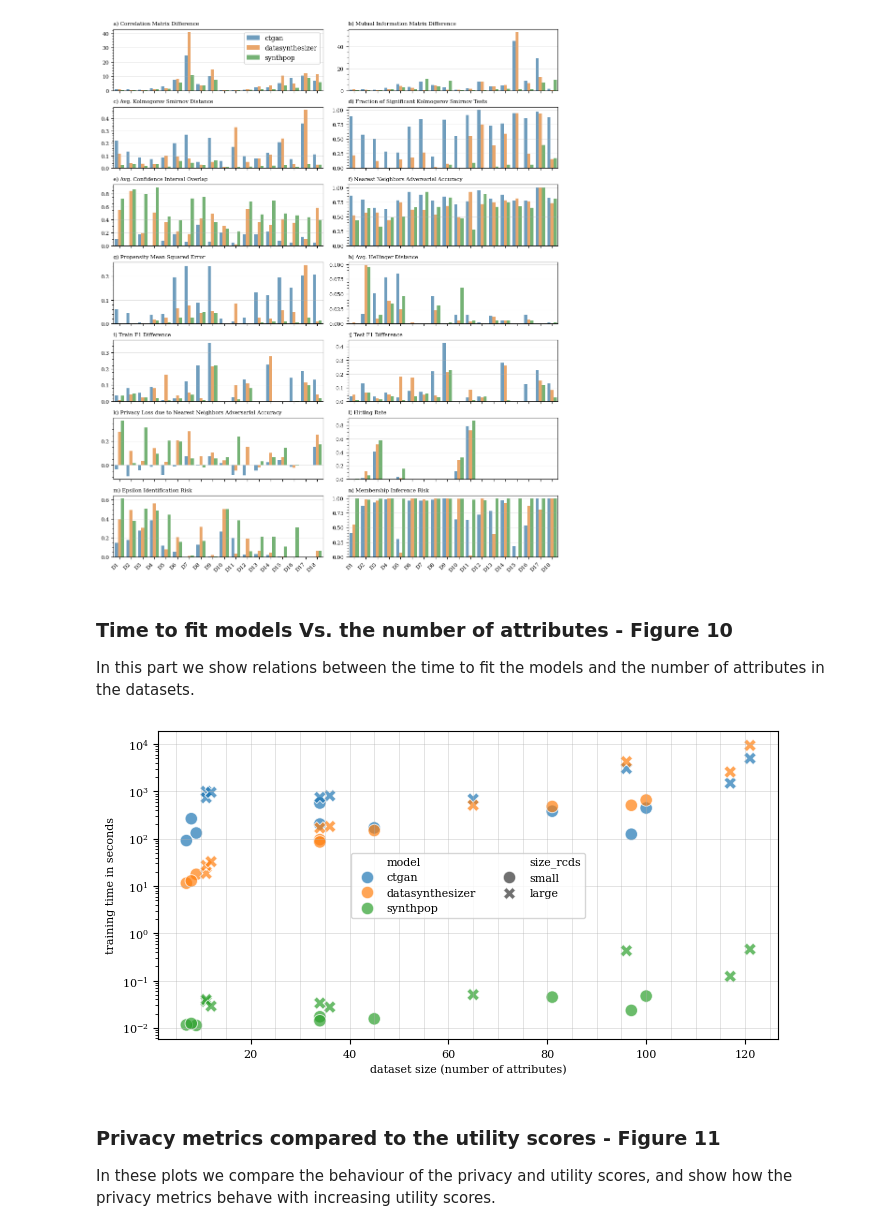
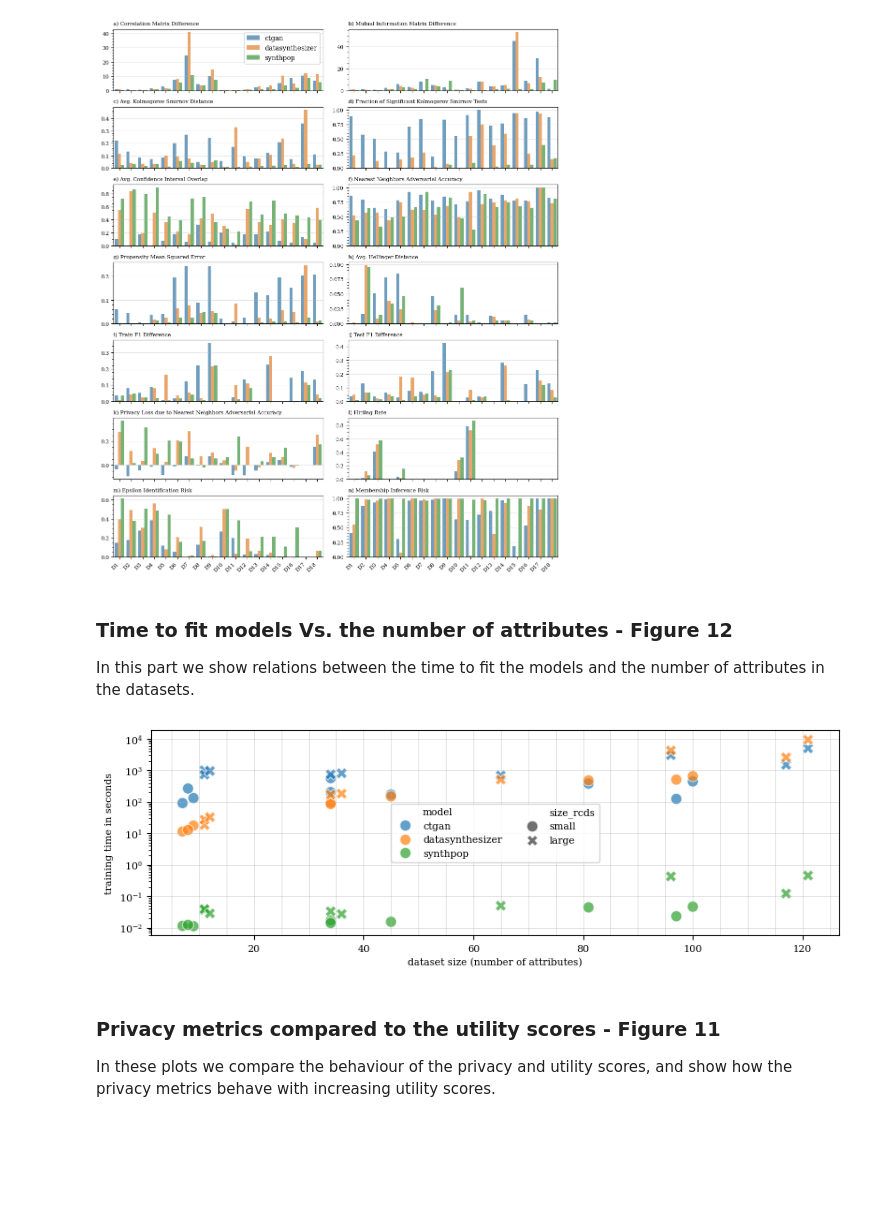
Before and after one commit to schneiderkamplab/syntheval-model-benchmark-example, a Jupyter notebook: syntheval_model_benchmark.ipynb, the cells around one changed output. Cells and saved outputs as stored; diff of their text form; code cells hidden in the pictures; blank space fills up the shorter version.

Commit message:
update figure numbers

```diff
--- a/syntheval_model_benchmark.ipynb
+++ b/syntheval_model_benchmark.ipynb
@@ -247,40 +247,40 @@ plt.show()
 # %% [output]
 [figure]
 # %% [markdown]
-### Time to fit models Vs. the number of attributes - Figure 10
+### Time to fit models Vs. the number of attributes - Figure 12
 In this part we show relations between the time to fit the models and the number of attributes in the datasets.
 # %%
 import pandas as pd
 import seaborn as sns
 import matplotlib.pyplot as plt
 
 rcp = {'font.size': 8, 'font.family': 'serif'}
 plt.rcParams.update(**rcp)
 
 global_res = pd.read_csv('evaluation_results.csv')
 
 dataset_number_of_attributes = {'diabetes': 9,'penguins': 7,'titanic': 8,'cervical_cancer': 34,'derm': 34,'spect': 45,'diabetic_mellitus': 97,'mice_protein': 81,'spectrometer': 100,'space_titanic': 11,
                                 'stroke': 11,'winequality': 12,'cardiotocography': 36,'one_hundred_plants': 65,'steel_faults': 34,'bankruptcy': 96,'speed_dating': 121,'yeast_ml8': 117}
 global_res['num_atts'] = global_res['dataset'].map(dataset_number_of_attributes)
 
 ### Plotting
-fig, ax = plt.subplots(figsize=(8, 4))
+fig, ax = plt.subplots(figsize=(10, 3))
 sns.scatterplot(data=global_res, x='num_atts', y='time', hue='model',style='size_rcds',palette='tab10', alpha=0.7,s=80, ax=ax)
 
 ax.minorticks_on()
 ax.xaxis.set_tick_params(which='minor', bottom=False)
 ax.grid(True, which='major', linestyle='-', linewidth='0.5', alpha=0.5)
 ax.grid(True, axis="x", which='minor', linestyle='-', linewidth='0.5', alpha=0.5)
 ax.legend(loc='center', ncol=2)
 ax.set_yscale('log')
 
 plt.xlabel('dataset size (number of attributes)')
 plt.ylabel('training time in seconds')
 
 plt.savefig('scatterplot_of_training_times.pdf')
 plt.show()
 # %% [output]
-[figure, old version]
+[figure, new version]
 # %% [markdown]
 ### Privacy metrics compared to the utility scores - Figure 11
 In these plots we compare the behaviour of the privacy and utility scores, and show how the privacy metrics behave with increasing utility scores.
```
Also changed, not shown: parts of 3 cells of this notebook.
